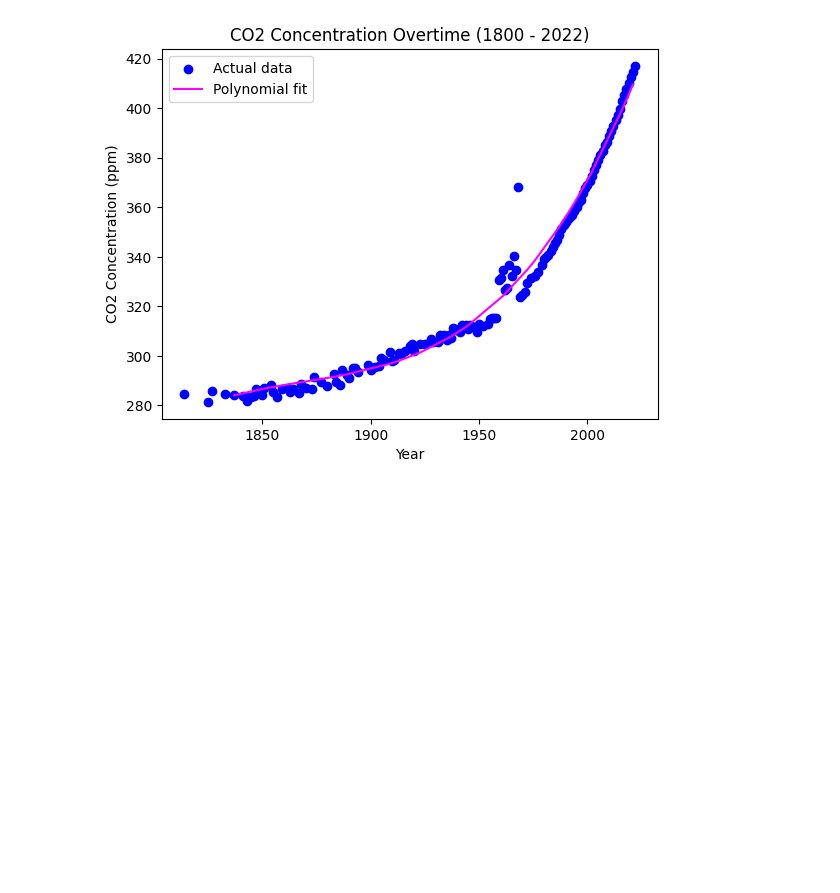
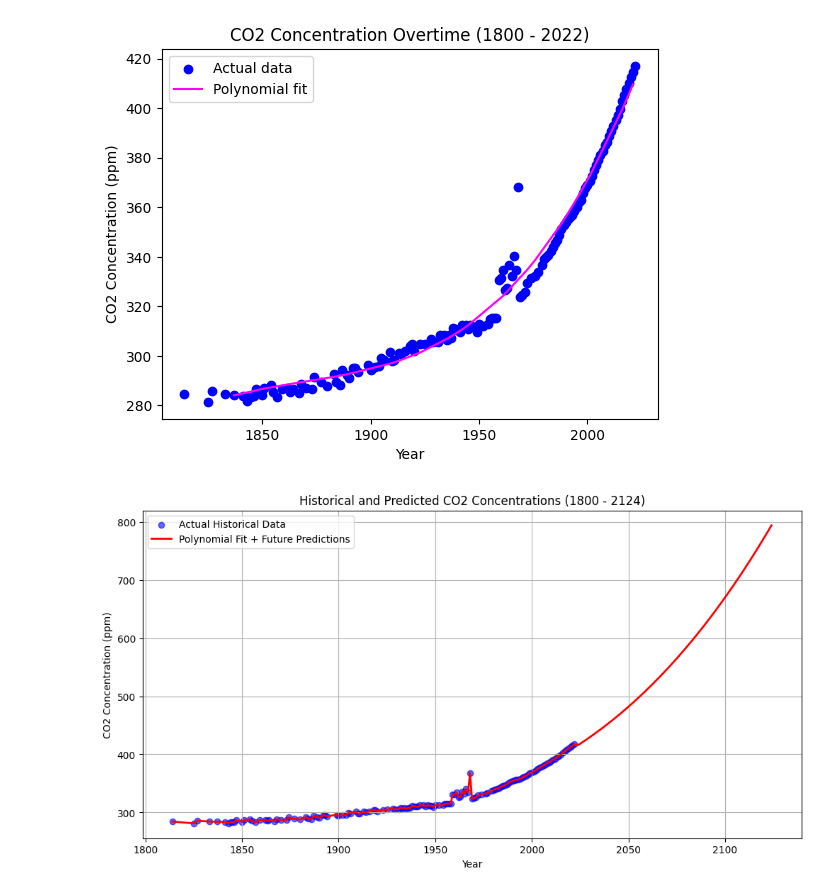
Before and after one commit to jzjackjz/cs3892-wildlife-trends-models, a Jupyter notebook: predictions/co2-year.ipynb, the cells around one changed output. Saved outputs shown, nothing was run; the diff lists cells and outputs as text; code cells hidden in the pictures; blank space fills up the shorter version.

```diff
--- a/predictions/co2-year.ipynb
+++ b/predictions/co2-year.ipynb
@@ -72,3 +72,18 @@ predictions_df = pd.DataFrame({
 
 csv_file_path = 'co2_concentrations_predictions_2024_2124.csv'
 predictions_df.to_csv(csv_file_path, index=False)
+# %%
+predictions_df = pd.read_csv('co2_concentrations_predictions_2024_2124.csv')
+combined_df = pd.concat([filtered_df[['Year', 'Long-run CO₂ concentration']], predictions_df]).sort_values(by='Year')
+plt.figure(figsize=(12, 6))
+plt.scatter(filtered_df['Year'], filtered_df['Long-run CO₂ concentration'], color='blue', label='Actual Historical Data', alpha=0.6)
+plt.plot(combined_df['Year'], combined_df['Long-run CO₂ concentration'], color='red', label='Polynomial Fit + Future Predictions', linewidth=2)
+
+plt.title('Historical and Predicted CO2 Concentrations (1800 - 2124)')
+plt.xlabel('Year')
+plt.ylabel('CO2 Concentration (ppm)')
+plt.legend()
+plt.grid(True)
+plt.show()
+# %% [output]
+[figure, added]
```
Also changed, not shown: parts of 1 cell of this notebook, 8 other files.
